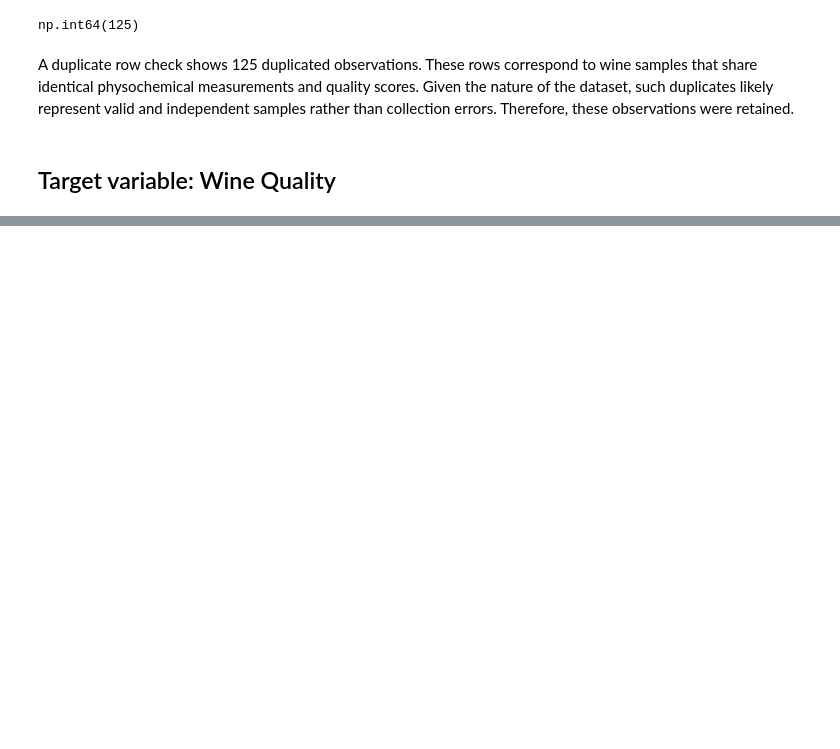
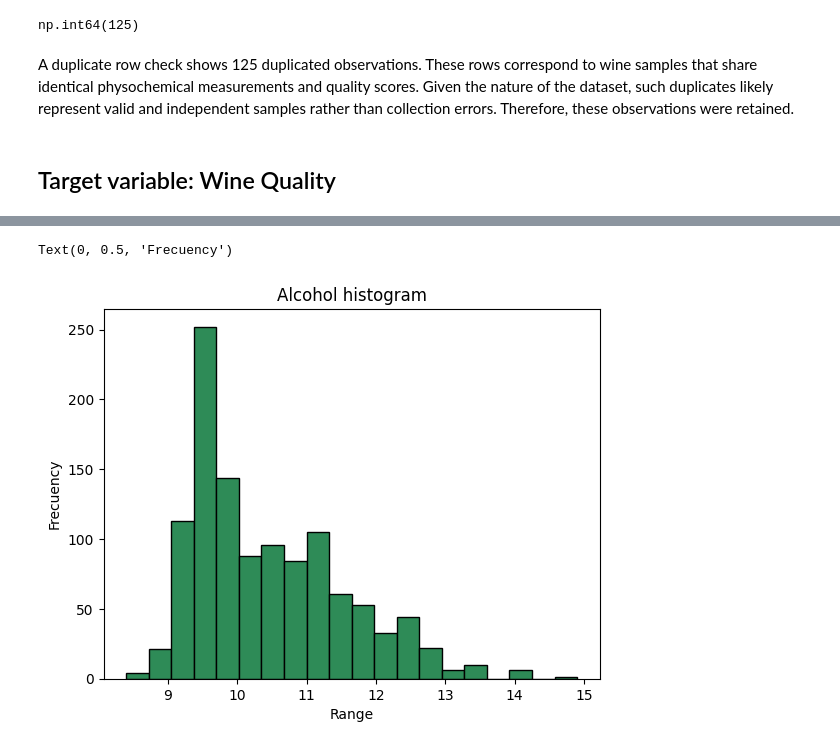
Before and after one commit to Leop-SR/Intrinsic-vs-Projected-Neighbors, a Jupyter notebook: notebooks/02_EDA_and_Scaling.ipynb, the cells around one changed output, grey strips where cells are left out. Cells and saved outputs as stored; diff of their text form; code cells hidden in the pictures; blank space fills up the shorter version.

```diff
--- a/notebooks/02_EDA_and_Scaling.ipynb
+++ b/notebooks/02_EDA_and_Scaling.ipynb
@@ -139,0 +160,8 @@ Name: count, dtype: int64
+# %%
+plt.hist(alcohol, bins=20, color='seagreen', edgecolor = 'black')
+plt.title("Alcohol histogram")
+plt.xlabel("Range")
+plt.ylabel("Frecuency")
+# %% [output]
+Text(0, 0.5, 'Frecuency')
+[figure, added]
```
Also changed, not shown: parts of 21 cells of this notebook.
